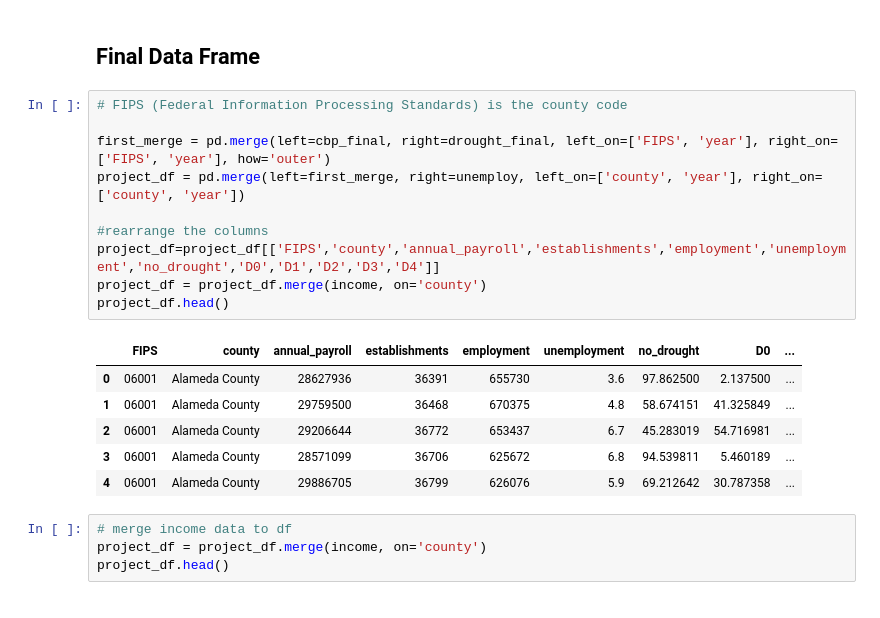
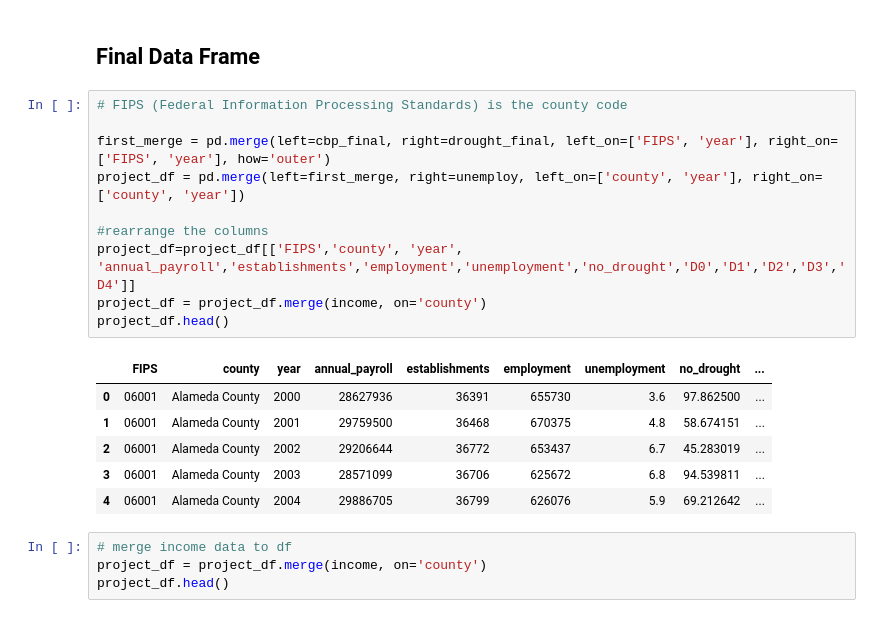
Before and after one commit to jacobmoul/COGS108_Repo, a Jupyter notebook: Final Project/FinalProject_group008.ipynb, the cells around one changed output. Saved outputs shown, nothing was run; the diff lists cells and outputs as text.

Commit message:
add year

```diff
--- a/Final Project/FinalProject_group008.ipynb
+++ b/Final Project/FinalProject_group008.ipynb
@@ -290,20 +290,20 @@ Name: ses_group, dtype: int64
 # %%
 # FIPS (Federal Information Processing Standards) is the county code
 
 first_merge = pd.merge(left=cbp_final, right=drought_final, left_on=['FIPS', 'year'], right_on=['FIPS', 'year'], how='outer')
 project_df = pd.merge(left=first_merge, right=unemploy, left_on=['county', 'year'], right_on=['county', 'year'])
 
 #rearrange the columns
-project_df=project_df[['FIPS','county','annual_payroll','establishments','employment','unemployment','no_drought','D0','D1','D2','D3','D4']]
+project_df=project_df[['FIPS','county', 'year', 'annual_payroll','establishments','employment','unemployment','no_drought','D0','D1','D2','D3','D4']]
 project_df = project_df.merge(income, on='county')
 project_df.head()
 # %% [output]
-|  | FIPS | county | annual_payroll | establishments | employment | unemployment | no_drought | D0 | ... |
-| 0 | 06001 | Alameda County | 28627936 | 36391 | 655730 | 3.6 | 97.862500 | 2.137500 | ... |
-| 1 | 06001 | Alameda County | 29759500 | 36468 | 670375 | 4.8 | 58.674151 | 41.325849 | ... |
-| 2 | 06001 | Alameda County | 29206644 | 36772 | 653437 | 6.7 | 45.283019 | 54.716981 | ... |
-| 3 | 06001 | Alameda County | 28571099 | 36706 | 625672 | 6.8 | 94.539811 | 5.460189 | ... |
-| 4 | 06001 | Alameda County | 29886705 | 36799 | 626076 | 5.9 | 69.212642 | 30.787358 | ... |
+|  | FIPS | county | year | annual_payroll | establishments | employment | unemployment | no_drought | ... |
+| 0 | 06001 | Alameda County | 2000 | 28627936 | 36391 | 655730 | 3.6 | 97.862500 | ... |
+| 1 | 06001 | Alameda County | 2001 | 29759500 | 36468 | 670375 | 4.8 | 58.674151 | ... |
+| 2 | 06001 | Alameda County | 2002 | 29206644 | 36772 | 653437 | 6.7 | 45.283019 | ... |
+| 3 | 06001 | Alameda County | 2003 | 28571099 | 36706 | 625672 | 6.8 | 94.539811 | ... |
+| 4 | 06001 | Alameda County | 2004 | 29886705 | 36799 | 626076 | 5.9 | 69.212642 | ... |
 # %%
 # merge income data to df
 project_df = project_df.merge(income, on='county')
```
